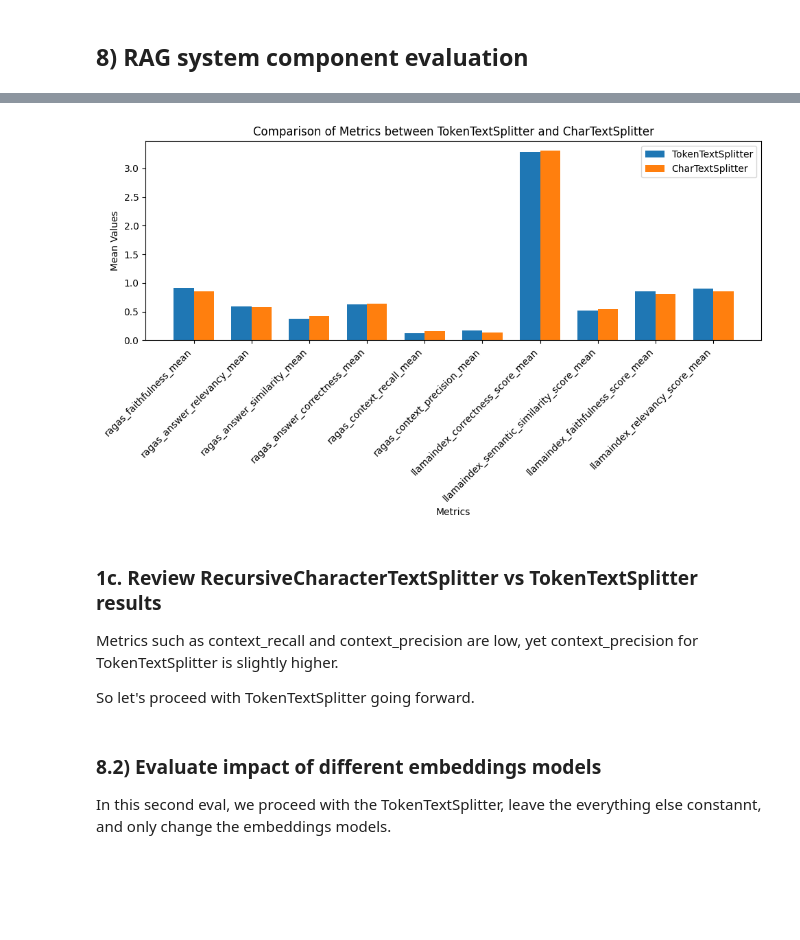
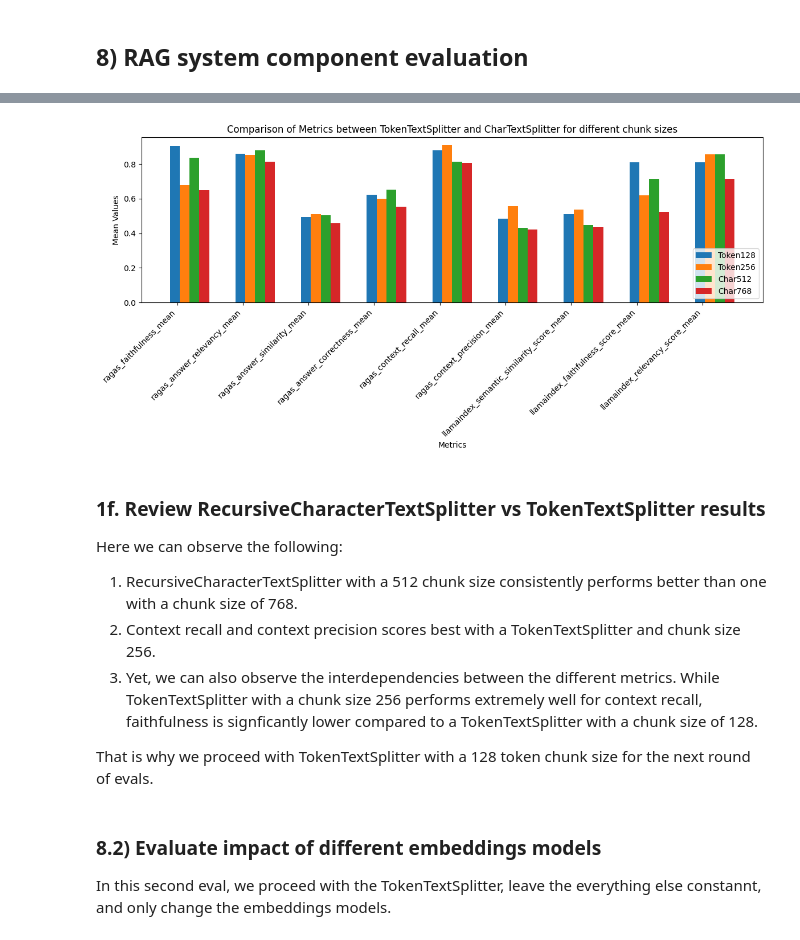
Before and after one commit to fhuthmacher/aws-rag-system-eval, a Jupyter notebook: RAG-System-Eval-DeepDive-mlflow.ipynb, the cells around one changed output, grey strips where cells are left out. Cells and saved outputs as stored; diff of their text form; code cells hidden in the pictures; blank space fills up the shorter version.

```diff
--- a/RAG-System-Eval-DeepDive-mlflow.ipynb
+++ b/RAG-System-Eval-DeepDive-mlflow.ipynb
@@ -1334,6 +1334,11 @@ In this first eval, we keep everything else constant, and only change the splitt
 # %%
 # 1. Text Splitter: TokenTextSplitter vs CharacterTextSplitter Eval
 ## 1a. create RAG system with TokenTextSplitter and then run RAG system evaluation and log it in mlfow
+### One word tends to be about 2-3 tokens, a paragraph is about 128 tokens.
+
+token_text_splitter = TokenTextSplitter(chunk_size=128, chunk_overlap=64)
+token_text_list = token_text_splitter.split_documents(documents)
+print("TokenTextSplitter split documents in to " + str(len(token_text_list)) + " chunks.\n")
 
 rag_system_details = {
     "aospy_client": aospy_client,
@@ -1364,5 +1369,5 @@ rag_system_eval_details = {
     "qa_chain": qa_chain,
     "ground_truth": prompts
 }
-ragas_eval_result = run_ragas_eval(rag_system_eval_details, rag_system_details)
+ragas_eval_result1 = run_ragas_eval(rag_system_eval_details, rag_system_details)
 # %% [output]
@@ -1381,5 +1435,9 @@ ragas_context_precision: 0.16953190569705437
 # %%
-## 1b. create RAG system with CharTextSplitter and then run RAG system evaluation and log it in mlfow
+## 1c. create RAG system with CharTextSplitter and then run RAG system evaluation and log it in mlfow
+char_text_splitter = RecursiveCharacterTextSplitter(chunk_size=512, chunk_overlap=128)
+char_text_list = char_text_splitter.split_documents(documents)
+print("CharacterTextSplitter split documents in to " + str(len(char_text_list)) + " chunks.\n")
+
 rag_system_details = {
     "aospy_client": aospy_client,
     "vector_store": "",
@@ -1409,5 +1467,5 @@ rag_system_eval_details = {
     "qa_chain": qa_chain,
     "ground_truth": prompts
 }
-ragas_eval_result2 = run_ragas_eval(rag_system_eval_details, rag_system_details)
+ragas_eval_result3 = run_ragas_eval(rag_system_eval_details, rag_system_details)
 # %% [output]
@@ -1426,37 +1538,53 @@ ragas_context_precision: 0.13657778606741774
 # %%
-## 1c. Review RecursiveCharacterTextSplitter vs TokenTextSplitter results
+## 1e. Review RecursiveCharacterTextSplitter vs TokenTextSplitter results
 import matplotlib.pyplot as plt
 
+# to keep the scale readable, let's filter out LLamaIndex Correctness Score
+# Remove the key from the dictionary and get the removed value
+
+if 'llamaindex_correctness_score_mean' in ragas_eval_result1:
+    del ragas_eval_result1['llamaindex_correctness_score_mean']
+    del ragas_eval_result2['llamaindex_correctness_score_mean']
+    del ragas_eval_result3['llamaindex_correctness_score_mean']
+    del ragas_eval_result4['llamaindex_correctness_score_mean']
+
 # Extract metric names and mean values
-metric_names = list(ragas_eval_result.keys())
-ragas_eval_result_means = list(ragas_eval_result.values())
+metric_names = list(ragas_eval_result1.keys())
+ragas_eval_result1_means = list(ragas_eval_result1.values())
 ragas_eval_result2_means = list(ragas_eval_result2.values())
+ragas_eval_result3_means = list(ragas_eval_result3.values())
+ragas_eval_result4_means = list(ragas_eval_result4.values())
 
 # Create comparison chart
-fig, ax = plt.subplots(figsize=(10, 6))
+fig, ax = plt.subplots(figsize=(12, 6))
 
-bar_width = 0.35
+bar_width = 0.15
 index = range(len(metric_names))
 
-bar1 = ax.bar(index, ragas_eval_result_means, bar_width, label='TokenTextSplitter')
-bar2 = ax.bar([i + bar_width for i in index], ragas_eval_result2_means, bar_width, label='CharTextSplitter')
+bar1 = ax.bar(index, ragas_eval_result1_means, bar_width, label='Token128')
+bar2 = ax.bar([i + bar_width for i in index], ragas_eval_result2_means, bar_width, label='Token256')
+bar3 = ax.bar([i + 2*bar_width for i in index], ragas_eval_result3_means, bar_width, label='Char512')
+bar4 = ax.bar([i + 3*bar_width for i in index], ragas_eval_result4_means, bar_width, label='Char768')
 
 ax.set_xlabel('Metrics')
 ax.set_ylabel('Mean Values')
-ax.set_title('Comparison of Metrics between TokenTextSplitter and CharTextSplitter')
-ax.set_xticks([i + bar_width / 2 for i in index])
+ax.set_title('Comparison of Metrics between TokenTextSplitter and CharTextSplitter for different chunk sizes')
+ax.set_xticks([i + bar_width / 4 for i in index])
 ax.set_xticklabels(metric_names, rotation=45, ha='right')
-ax.legend()
+ax.legend(loc='lower right')
 
 plt.tight_layout()
 plt.show()
 # %% [output]
-[figure, old version]
+[figure, new version]
 # %% [markdown]
-### 1c. Review RecursiveCharacterTextSplitter vs TokenTextSplitter results
-Metrics such as context_recall and context_precision are low, yet context_precision for TokenTextSplitter is slightly higher.
+### 1f. Review RecursiveCharacterTextSplitter vs TokenTextSplitter results
+Here we can observe the following:
+1) RecursiveCharacterTextSplitter with a 512 chunk size consistently performs better than one with a chunk size of 768.
+2) Context recall and context precision scores best with a TokenTextSplitter and chunk size 256.
+3) Yet, we can also observe the interdependencies between the different metrics. While TokenTextSplitter with a chunk size 256 performs extremely well for context recall, faithfulness is signficantly lower compared to a TokenTextSplitter with a chunk size of 128.
 
-So let's proceed with TokenTextSplitter going forward.
+That is why we proceed with TokenTextSplitter with a 128 token chunk size for the next round of evals.
 # %% [markdown]
 ### 8.2) Evaluate impact of different embeddings models
 
```
Also changed, not shown: parts of 28 cells of this notebook, 31 other files.
